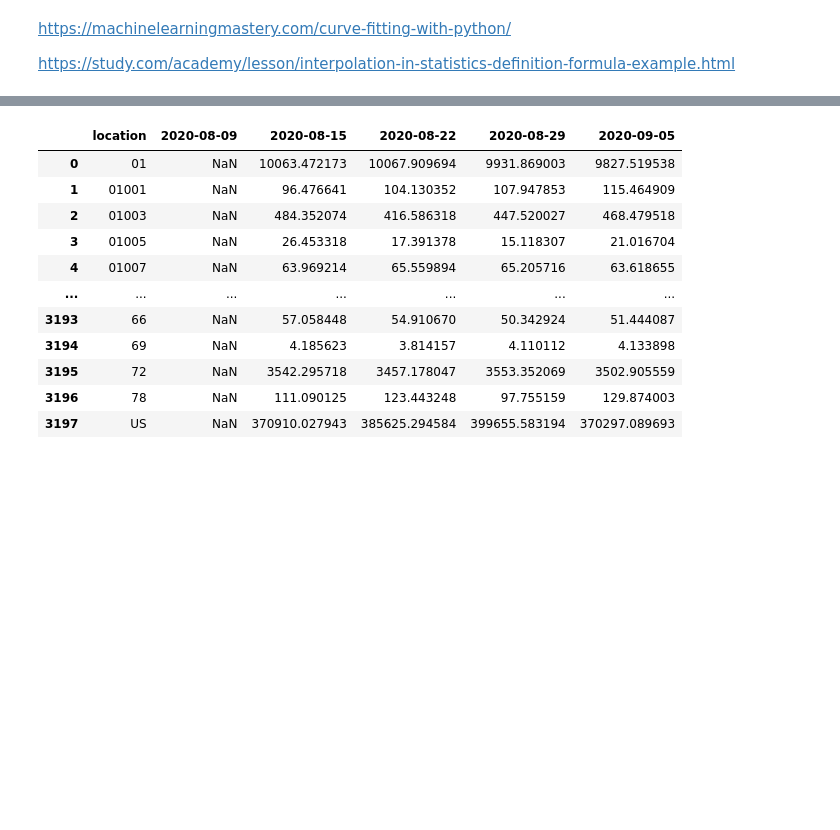
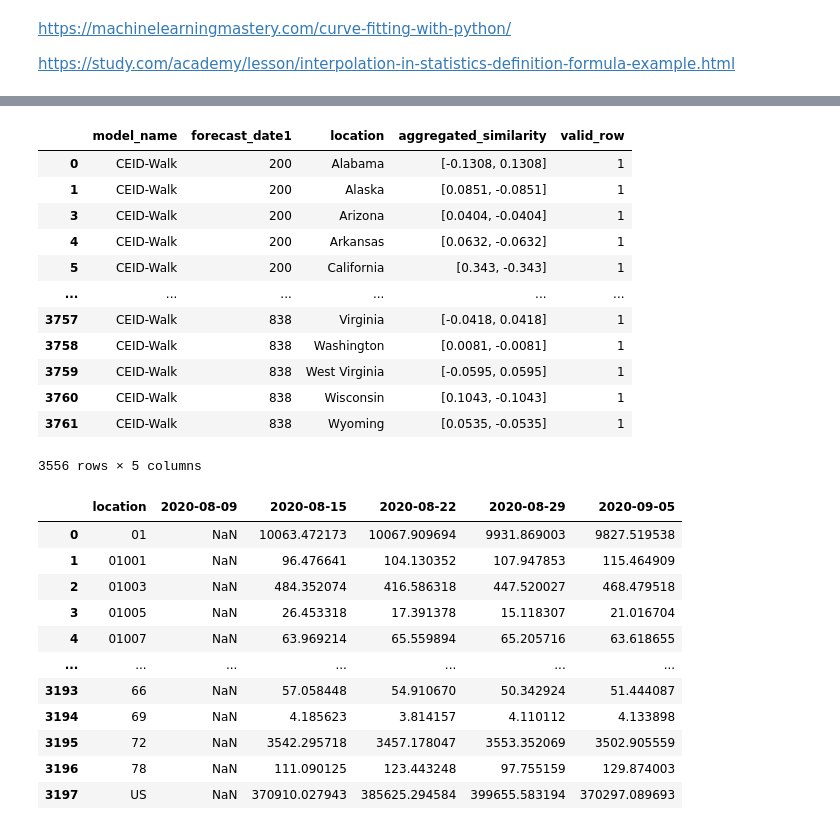
Before and after one commit to Satwant-Singh-ADS/Shapelet_Methods, a Jupyter notebook: Classification_task/Codes/Quantiles Preprocessing Code.ipynb, the cells around one changed output, grey strips where cells are left out. Saved outputs shown, nothing was run; the diff lists cells and outputs as text; code cells hidden in the pictures; blank space fills up the shorter version.

```diff
--- a/Classification_task/Codes/Quantiles Preprocessing Code.ipynb
+++ b/Classification_task/Codes/Quantiles Preprocessing Code.ipynb
@@ -101,0 +305,2 @@ cases_rolledup
+# %%
+cases_rolledup1['forecast_date1'] = cases_rolledup1['forecast_date'].apply(format_dt_int)
@@ -101,0 +313,2 @@ cases_rolledup
+# %%
+cases_rolledup1['model_name'] = model_name
@@ -101,0 +321,6 @@ cases_rolledup
+# %%
+cases_rolledup1_subset = cases_rolledup1[['model_name','forecast_date1','location','aggregated_similarity']]
+# %%
+cases_rolledup1_subset['valid_row'] = cases_rolledup1_subset['aggregated_similarity'].apply(is_valid)
+
+cases_rolledup1_subset = cases_rolledup1_subset[cases_rolledup1_subset["valid_row"]==1]
@@ -101,0 +333,16 @@ cases_rolledup
+# %%
+cases_rolledup1_subset
+# %% [output]
+|  | model_name | forecast_date1 | location | aggregated_similarity | valid_row |
+| 0 | CEID-Walk | 200 | Alabama | [-0.1308, 0.1308] | 1 |
+| 1 | CEID-Walk | 200 | Alaska | [0.0851, -0.0851] | 1 |
+| 3 | CEID-Walk | 200 | Arizona | [0.0404, -0.0404] | 1 |
+| 4 | CEID-Walk | 200 | Arkansas | [0.0632, -0.0632] | 1 |
+| 5 | CEID-Walk | 200 | California | [0.343, -0.343] | 1 |
+| ... | ... | ... | ... | ... | ... |
+| 3757 | CEID-Walk | 838 | Virginia | [-0.0418, 0.0418] | 1 |
+| 3758 | CEID-Walk | 838 | Washington | [0.0081, -0.0081] | 1 |
+| 3759 | CEID-Walk | 838 | West Virginia | [-0.0595, 0.0595] | 1 |
+| 3760 | CEID-Walk | 838 | Wisconsin | [0.1043, -0.1043] | 1 |
+| 3761 | CEID-Walk | 838 | Wyoming | [0.0535, -0.0535] | 1 |
+3556 rows × 5 columns
```
Also changed, not shown: parts of 41 cells of this notebook, 7 other files.
